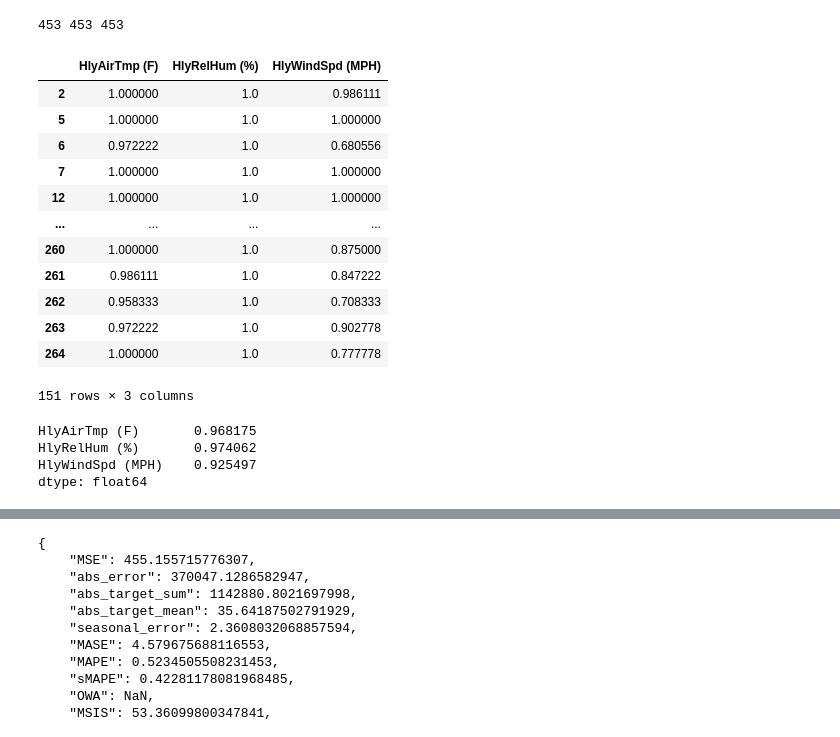
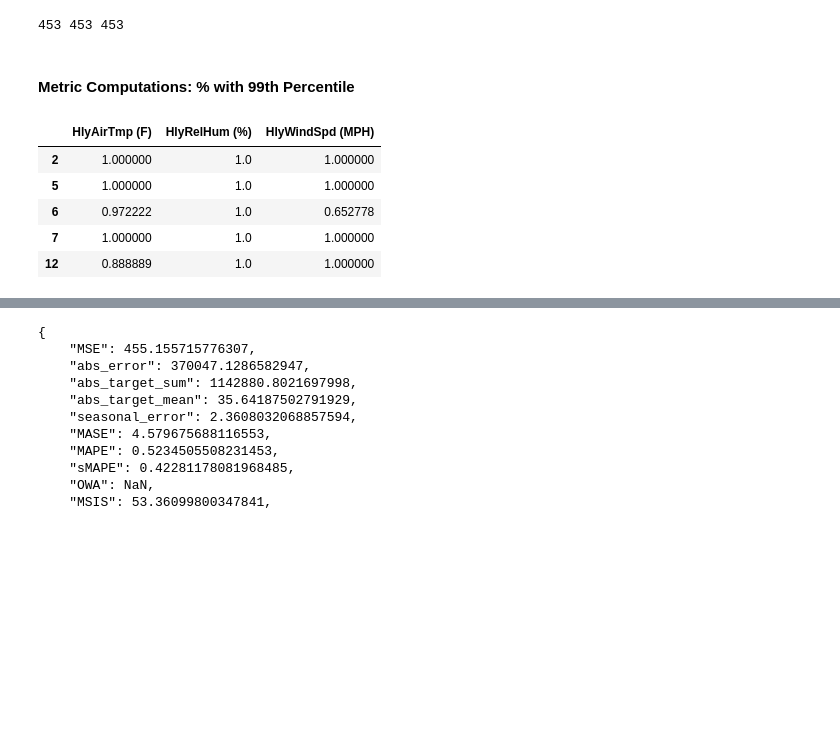
Before and after one commit to tomityrrell/psps-analysis, a Jupyter notebook: notebooks/Gluon-TS.ipynb, the cells around one changed output, grey strips where cells are left out. Saved outputs shown, nothing was run; the diff lists cells and outputs as text; code cells hidden in the pictures; blank space fills up the shorter version.

```diff
--- a/notebooks/Gluon-TS.ipynb
+++ b/notebooks/Gluon-TS.ipynb
@@ -261,5 +321,5 @@ WARNING:root:Serializing RepresentableBlockPredictor instances does not save the
 # %%
-predictor = Predictor.deserialize(Path("../models/old/model-all-e100-4L"))
+predictor = Predictor.deserialize(Path("../models/model-all-e100-20L-new"))
 # %% [markdown]
 ### Visualize Predictions
 # %%
@@ -355,31 +415,19 @@ tss = list(ts_all_it)
 print(len(forecasts), len(tss), len(test_keys))
 # %% [output]
 453 453 453
+# %% [markdown]
+#### Metric Computations:  % with 99th Percentile
 # %%
 metrics = defaultdict(dict)
 for (k, f, ts) in zip(test_keys, forecasts, tss):
     metrics[k[0]][k[2]] = sum(ts[-int(plot_length/2):].values.reshape(-1) < f.quantile(.99))/(plot_length/2)
 # %%
 metricsdf = pd.DataFrame(metrics).transpose().sort_index()
-metricsdf
+metricsdf.head()
 # %% [output]
 |  | HlyAirTmp (F) | HlyRelHum (%) | HlyWindSpd (MPH) |
-| 2 | 1.000000 | 1.0 | 0.986111 |
+| 2 | 1.000000 | 1.0 | 1.000000 |
 | 5 | 1.000000 | 1.0 | 1.000000 |
-| 6 | 0.972222 | 1.0 | 0.680556 |
+| 6 | 0.972222 | 1.0 | 0.652778 |
 | 7 | 1.000000 | 1.0 | 1.000000 |
-| 12 | 1.000000 | 1.0 | 1.000000 |
-| ... | ... | ... | ... |
-| 260 | 1.000000 | 1.0 | 0.875000 |
-| 261 | 0.986111 | 1.0 | 0.847222 |
-| 262 | 0.958333 | 1.0 | 0.708333 |
-| 263 | 0.972222 | 1.0 | 0.902778 |
-| 264 | 1.000000 | 1.0 | 0.777778 |
+| 12 | 0.888889 | 1.0 | 1.000000 |
-151 rows × 3 columns
-# %%
-metricsdf.mean()
-# %% [output]
-HlyAirTmp (F)       0.968175
-HlyRelHum (%)       0.974062
-HlyWindSpd (MPH)    0.925497
-dtype: float64
```
Also changed, not shown: parts of 32 cells of this notebook, 1 other file.
